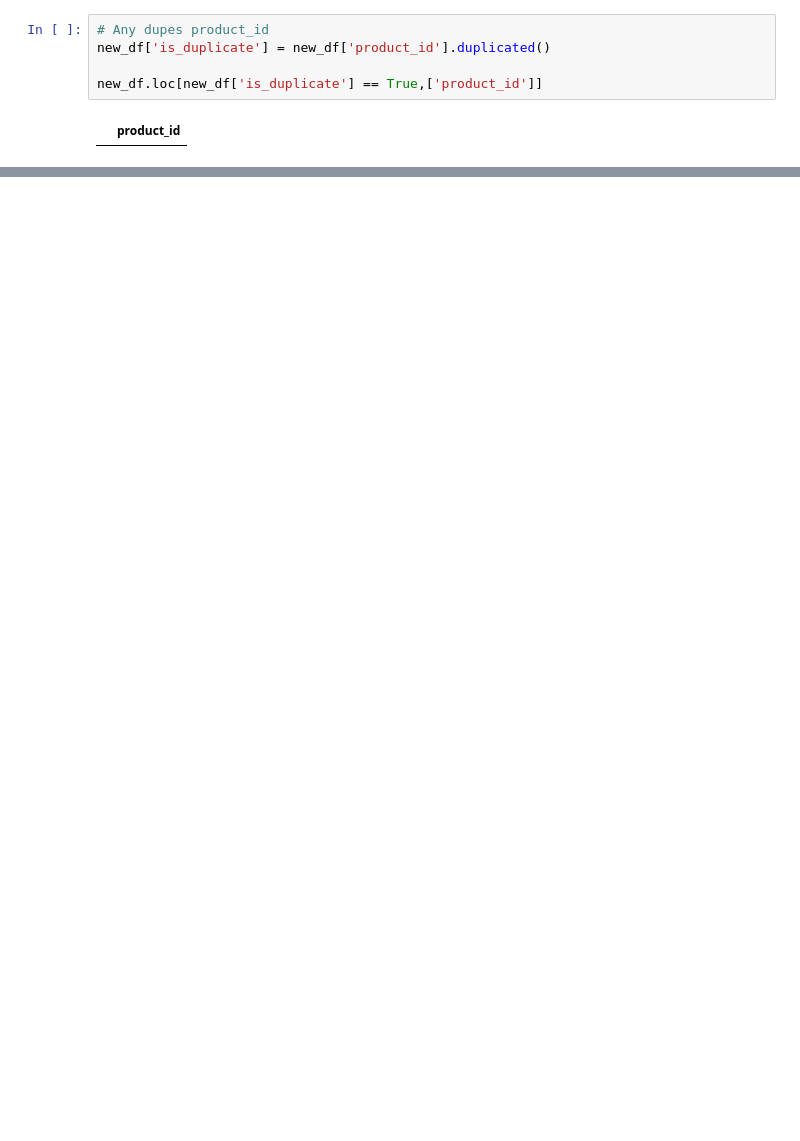
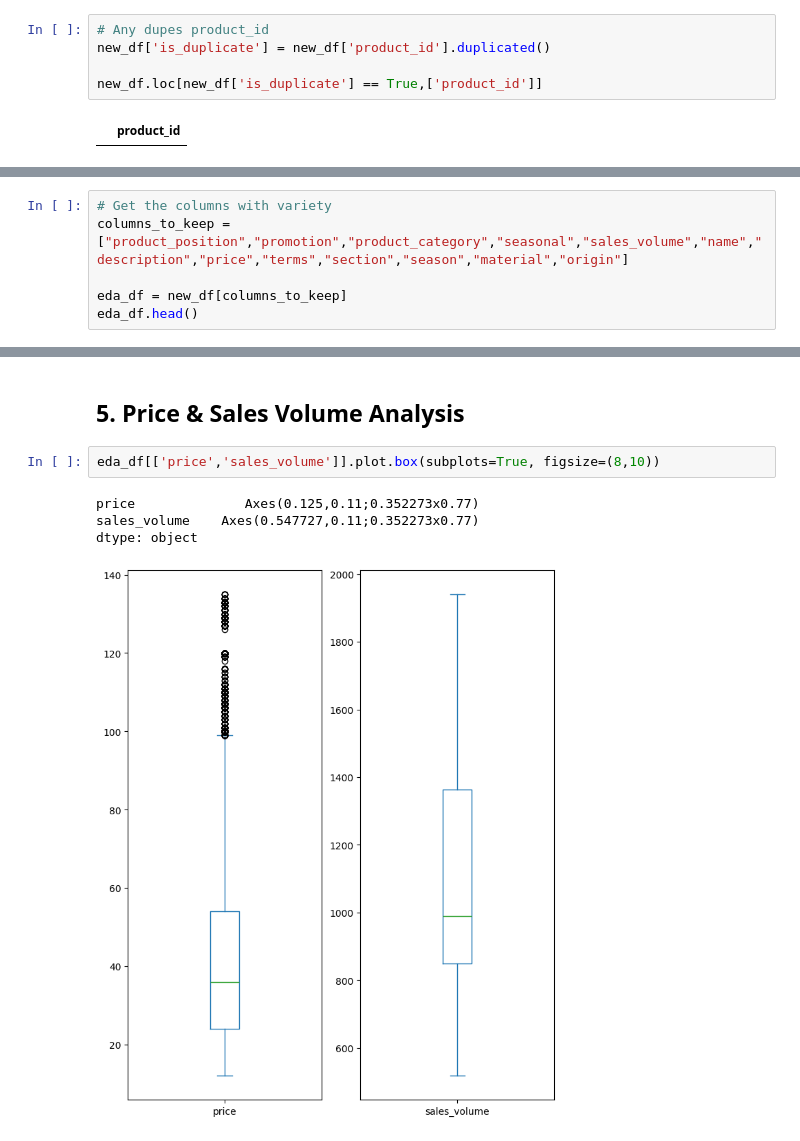
Before and after one commit to Hieutrinh1505/ai-ml-coaching-material, a Jupyter notebook: eda/notebook.ipynb, the cells around one changed output, grey strips where cells are left out. Drawn from its saved outputs; the diff is of its cells as text; blank space fills up the shorter version.

Commit message:
Adding code for Zara Sales EDA

```diff
--- a/eda/notebook.ipynb
+++ b/eda/notebook.ipynb
@@ -57,0 +91,6 @@ new_df.loc[new_df['is_duplicate'] == True,['product_id']]
+# %%
+# Get the columns with variety
+columns_to_keep = ["product_position","promotion","product_category","seasonal","sales_volume","name","description","price","terms","section","season","material","origin"]
+
+eda_df = new_df[columns_to_keep]
+eda_df.head()
@@ -57,0 +146,9 @@ new_df.loc[new_df['is_duplicate'] == True,['product_id']]
+# %% [markdown]
+## 5. Price & Sales Volume Analysis
+# %%
+eda_df[['price','sales_volume']].plot.box(subplots=True, figsize=(8,10))
+# %% [output]
+price              Axes(0.125,0.11;0.352273x0.77)
+sales_volume    Axes(0.547727,0.11;0.352273x0.77)
+dtype: object
+[figure, added]
```
Also changed, not shown: parts of 22 cells of this notebook, 3 other files.
